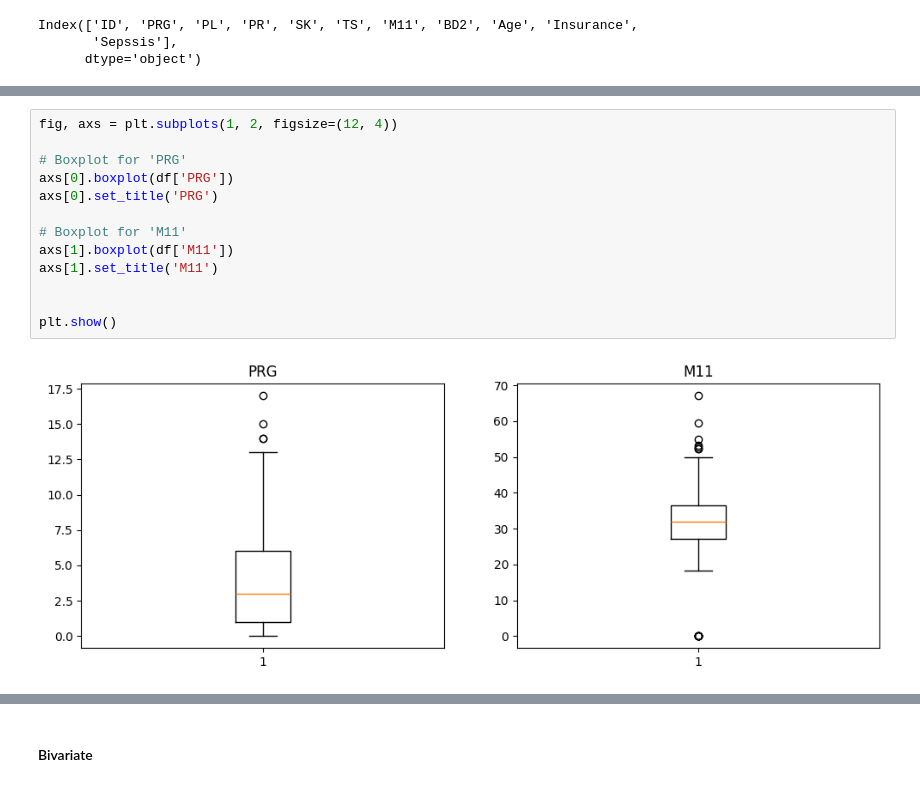
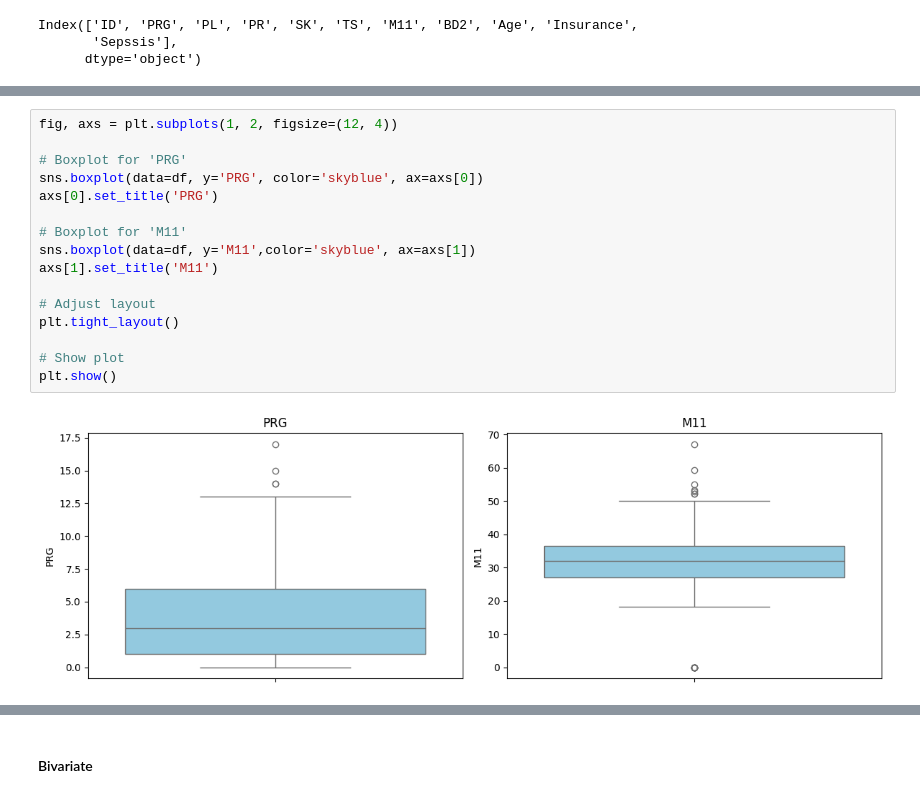
Before and after one commit to qochieng/Career_Accelerator_P5-ML_API, a Jupyter notebook: api.ipynb, the cells around one changed output, grey strips where cells are left out. Drawn from its saved outputs; the diff is of its cells as text.

```diff
--- a/api.ipynb
+++ b/api.ipynb
@@ -165,15 +232,18 @@ boxplot = df.boxplot(column=['PR', 'SK','Age'],vert=False,grid=False)
 # %%
 fig, axs = plt.subplots(1, 2, figsize=(12, 4))
 
 # Boxplot for 'PRG'
-axs[0].boxplot(df['PRG'])
+sns.boxplot(data=df, y='PRG', color='skyblue', ax=axs[0])
 axs[0].set_title('PRG')
 
 # Boxplot for 'M11'
-axs[1].boxplot(df['M11'])
+sns.boxplot(data=df, y='M11',color='skyblue', ax=axs[1])
 axs[1].set_title('M11')
 
+# Adjust layout
+plt.tight_layout()
 
+# Show plot
 plt.show()
 # %% [output]
-[figure, old version]
+[figure, new version]
```
Also changed, not shown: parts of 80 cells of this notebook, 5 other files.
